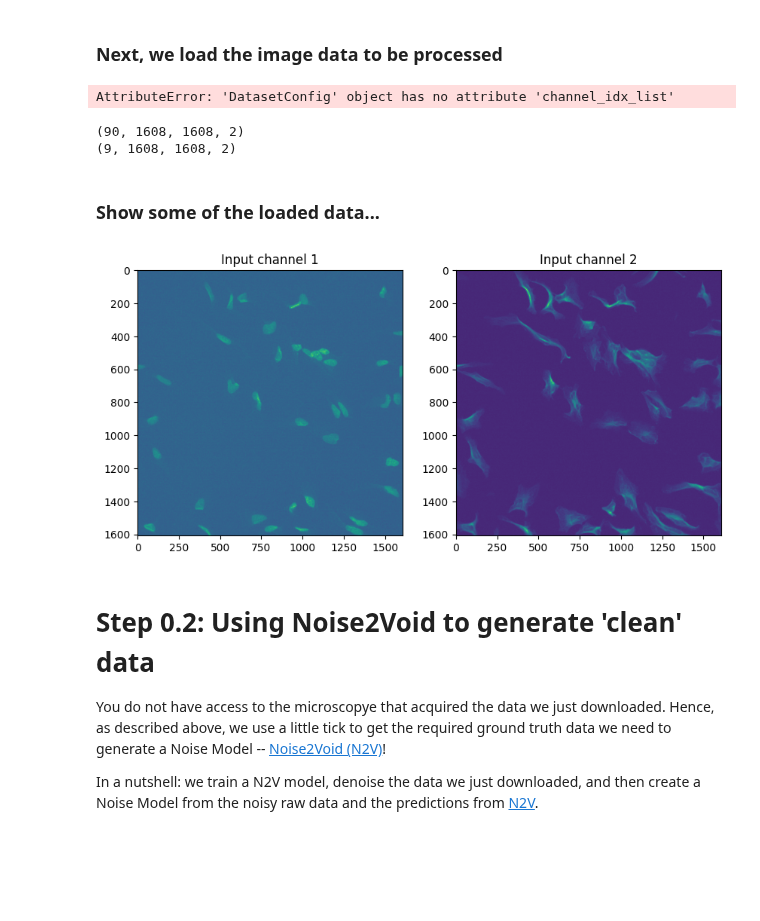
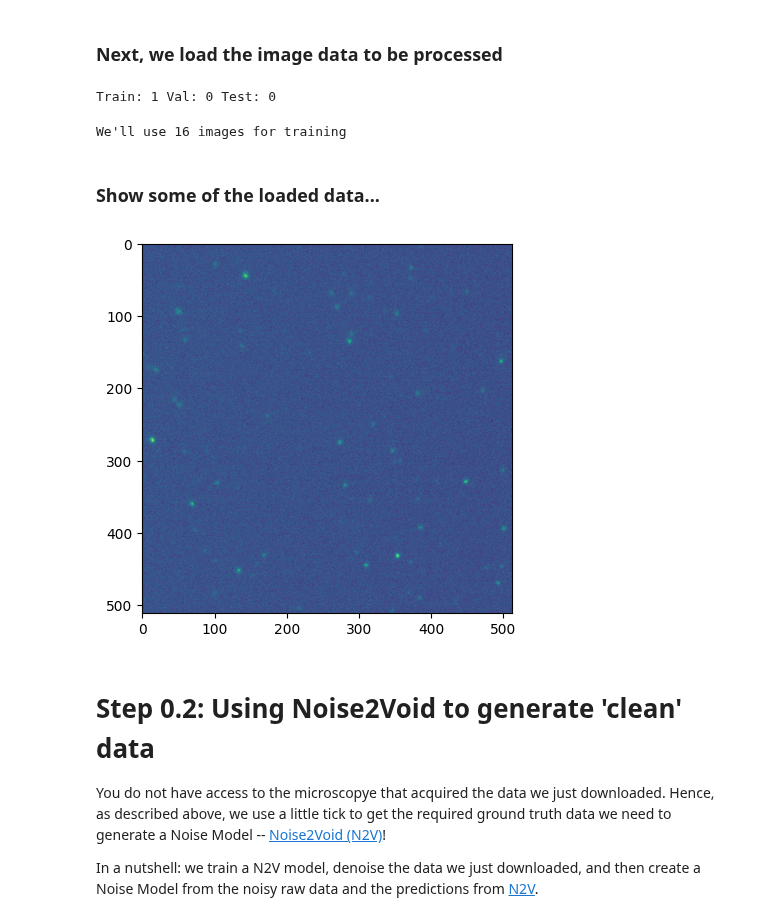
Before and after one commit to broadinstitute/MicroSplit-reproducibility, a Jupyter notebook: examples/2D/HT_H23B/00_noisemodels.ipynb, the cells around one changed output. Drawn from its saved outputs; the diff is of its cells as text; code cells hidden in the pictures; blank space fills up the shorter version.

```diff
--- a/examples/2D/HT_H23B/00_noisemodels.ipynb
+++ b/examples/2D/HT_H23B/00_noisemodels.ipynb
@@ -83,8 +83,8 @@ Depending on your internet connection, this will take a while...
 # %%
 DATA = pooch.create(
     path="./data",
-    base_url="https://download.fht.org/jug/msplit/puncta/data",
-    registry={f"puncta.zip": None},
+    base_url="https://download.fht.org/jug/msplit/ht_h23b/noise_models/data",
+    registry={f"raw_input.zip": None},
 )
 for fname in DATA.registry:
     DATA.fetch(fname, processor=pooch.Unzip(), progressbar=True)
@@ -98,30 +97,23 @@ train_data_config, val_data_config, test_data_config = get_data_configs()
 # %%
 input_data = get_train_val_data(data_config=train_data_config,
-                                datadir = DATA.path / f"puncta.zip.unzip",
+                                datadir = DATA.path / f"raw_input.zip.unzip/",
                                 datasplit_type=DataSplitType.Train,
                                 val_fraction=0.1,
                                 test_fraction=0.1,)
 # %% [output]
-AttributeError: 'DatasetConfig' object has no attribute 'channel_idx_list'
+Train: 1 Val: 0 Test: 0
-# %%
-# We use a subset of the data for training the noise model - here we select this subset...
-print(input_data.shape)
-train_data = input_data[0:-1:10, :, :, :].squeeze()
-print(train_data.shape)
-# %% [output]
-(90, 1608, 1608, 2)
-(9, 1608, 1608, 2)
+# %%
+train_data = input_data[0]
+print(f"We'll use {train_data.shape[0]} images for training")
+# %% [output]
+We'll use 16 images for training
 # %% [markdown]
 ### Show some of the loaded data...
-# %%
-_, ax = plt.subplots(1, 2, figsize=(10, 5))
-ax[0].imshow(train_data[0, ..., 0])
-ax[0].set_title("Input channel 1")
-ax[1].imshow(train_data[0, ..., 1])
-ax[1].set_title("Input channel 2")
-plt.show()
-# %% [output]
-[figure, removed]
+# %%
+plt.imshow((train_data[0][100:612, 100:612]))
+plt.show()
+# %% [output]
+[figure, added]
 # %% [markdown]
 # **Step 0.2:** Using Noise2Void to generate 'clean' data
 You do not have access to the microscopye that acquired the data we just downloaded. Hence, as described above, we use a little tick to get the required ground truth data we need to generate a Noise Model -- [Noise2Void (N2V)](https://openaccess.thecvf.com/content_CVPR_2019/papers/Krull_Noise2Void_-_Learning_Denoising_From_Single_Noisy_Images_CVPR_2019_paper.pdf)!
```
Also changed, not shown: parts of 8 cells of this notebook, 5 other files.
